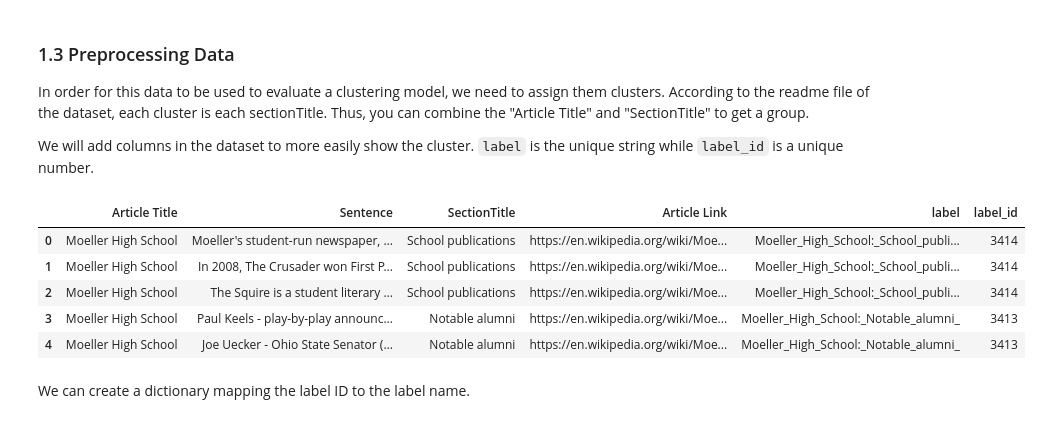
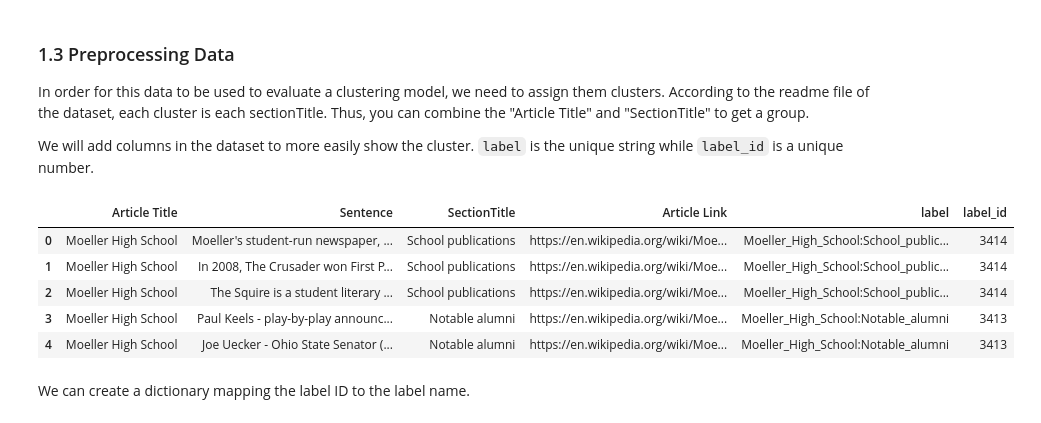
Before and after one commit to CODAIT/watson-studio-gallery-thematic-clustering-project, a Jupyter notebook: notebooks/Part 1 - Data Exploration & Visualization.ipynb, the cells around one changed output. Cells and saved outputs as stored; diff of their text form; code cells hidden in the pictures.

```diff
--- a/notebooks/Part 1 - Data Exploration & Visualization.ipynb
+++ b/notebooks/Part 1 - Data Exploration & Visualization.ipynb
@@ -112,16 +112,16 @@ In order for this data to be used to evaluate a clustering model, we need to ass
 
 We will add columns in the dataset to more easily show the cluster. `label` is the unique string while `label_id` is a unique number.
 # %%
-clustering_df['label'] = clustering_df.apply(lambda row: row['Article Title'].replace(" ", "_") + ":" + row['SectionTitle'].replace(" ", "_"), axis=1)
+clustering_df['label'] = clustering_df.apply(lambda row: row['Article Title'].strip().replace(" ", "_") + ":" + row['SectionTitle'].strip().replace(" ", "_"), axis=1)
 clustering_df['label_id'] = clustering_df.label.astype('category').cat.codes
 clustering_df.head()
 # %% [output]
 |  | Article Title | Sentence | SectionTitle | Article Link | label | label_id |
-| 0 | Moeller High School | Moeller's student-run newspaper, ... | School publications | https://en.wikipedia.org/wiki/Moe... | Moeller_High_School:_School_publi... | 3414 |
-| 1 | Moeller High School | In 2008, The Crusader won First P... | School publications | https://en.wikipedia.org/wiki/Moe... | Moeller_High_School:_School_publi... | 3414 |
-| 2 | Moeller High School | The Squire is a student literary ... | School publications | https://en.wikipedia.org/wiki/Moe... | Moeller_High_School:_School_publi... | 3414 |
-| 3 | Moeller High School | Paul Keels - play-by-play announc... | Notable alumni | https://en.wikipedia.org/wiki/Moe... | Moeller_High_School:_Notable_alumni_ | 3413 |
-| 4 | Moeller High School | Joe Uecker - Ohio State Senator (... | Notable alumni | https://en.wikipedia.org/wiki/Moe... | Moeller_High_School:_Notable_alumni_ | 3413 |
+| 0 | Moeller High School | Moeller's student-run newspaper, ... | School publications | https://en.wikipedia.org/wiki/Moe... | Moeller_High_School:School_public... | 3414 |
+| 1 | Moeller High School | In 2008, The Crusader won First P... | School publications | https://en.wikipedia.org/wiki/Moe... | Moeller_High_School:School_public... | 3414 |
+| 2 | Moeller High School | The Squire is a student literary ... | School publications | https://en.wikipedia.org/wiki/Moe... | Moeller_High_School:School_public... | 3414 |
+| 3 | Moeller High School | Paul Keels - play-by-play announc... | Notable alumni | https://en.wikipedia.org/wiki/Moe... | Moeller_High_School:Notable_alumni | 3413 |
+| 4 | Moeller High School | Joe Uecker - Ohio State Senator (... | Notable alumni | https://en.wikipedia.org/wiki/Moe... | Moeller_High_School:Notable_alumni | 3413 |
 # %% [markdown]
 We can create a dictionary mapping the label ID to the label name.
 # %%
```
Also changed, not shown: parts of 11 cells of this notebook.
